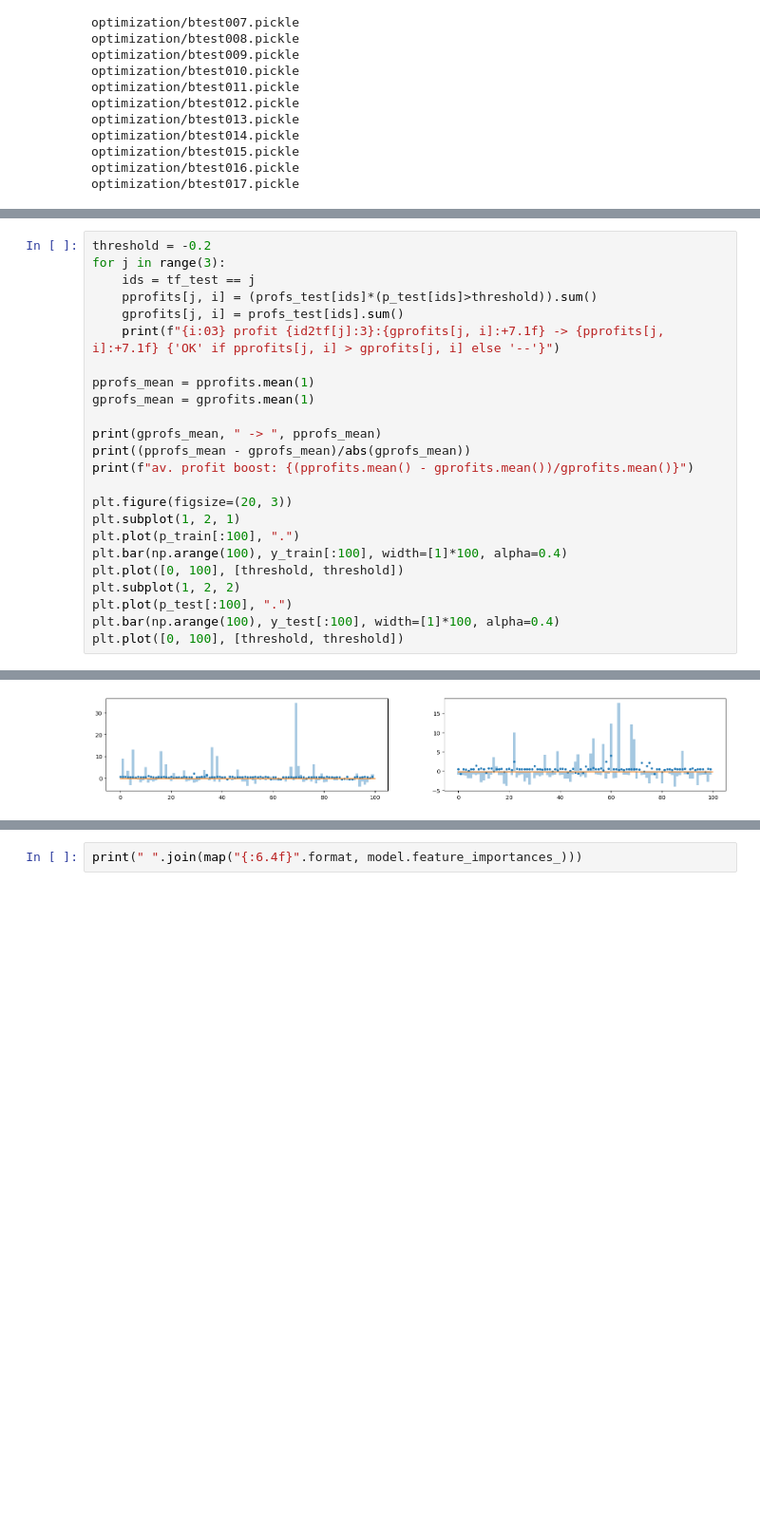
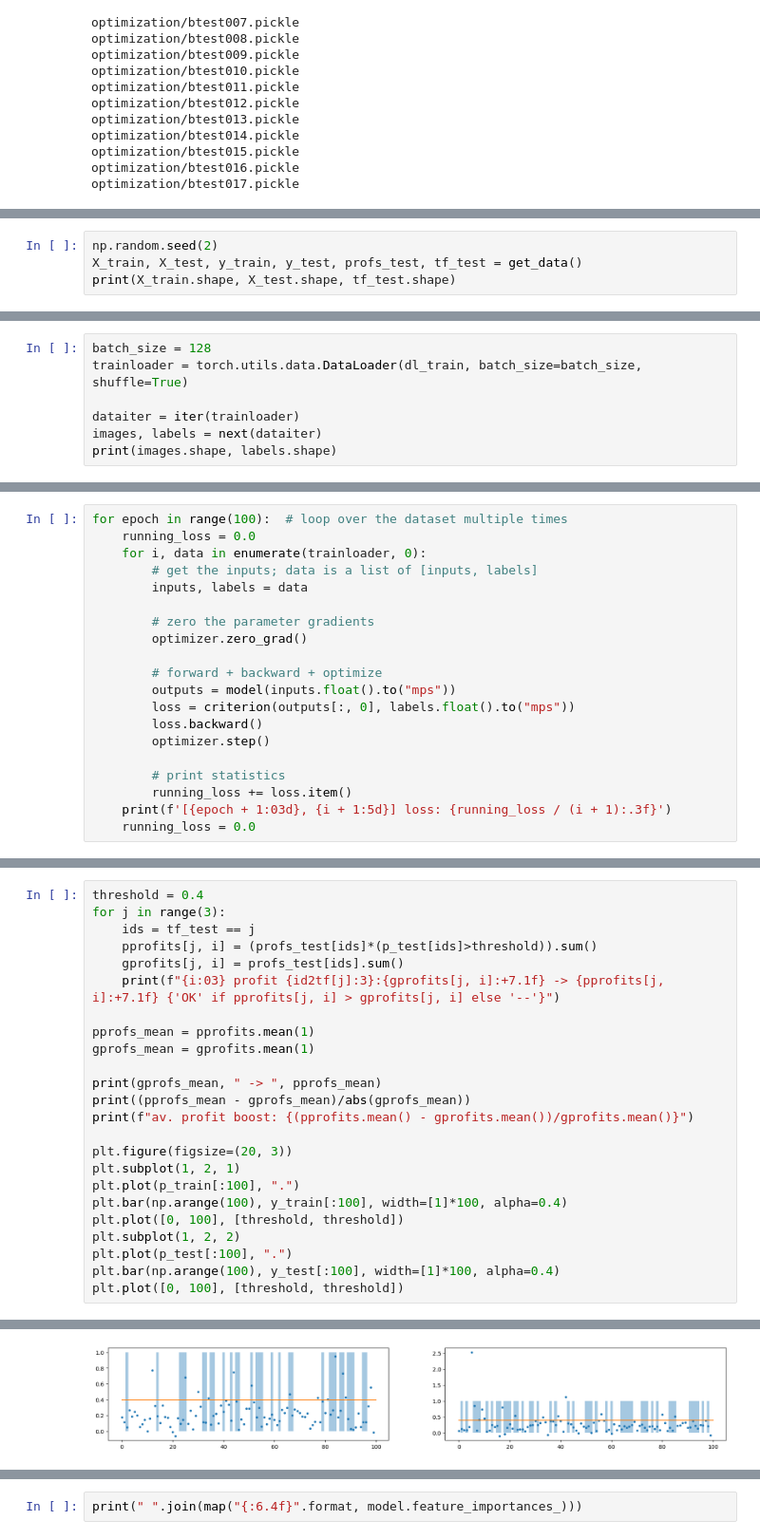
Before and after one commit to binrey/MLTR, a Jupyter notebook: train.ipynb, the cells around one changed output, grey strips where cells are left out. Shown at 95% size. Saved outputs shown, nothing was run; the diff lists cells and outputs as text; blank space fills up the shorter version.

Commit message:
train convnets!!!

```diff
--- a/train.ipynb
+++ b/train.ipynb
@@ -241,0 +134,4 @@ av. profit boost: 0.22074449714738797
+# %%
+np.random.seed(2)
+X_train, X_test, y_train, y_test, profs_test, tf_test = get_data()
+print(X_train.shape, X_test.shape, tf_test.shape)
@@ -241,0 +167,7 @@ av. profit boost: 0.22074449714738797
+# %%
+batch_size = 128
+trainloader = torch.utils.data.DataLoader(dl_train, batch_size=batch_size, shuffle=True)
+
+dataiter = iter(trainloader)
+images, labels = next(dataiter)
+print(images.shape, labels.shape)
@@ -241,0 +214,20 @@ av. profit boost: 0.22074449714738797
+# %%
+for epoch in range(100):  # loop over the dataset multiple times
+    running_loss = 0.0
+    for i, data in enumerate(trainloader, 0):
+        # get the inputs; data is a list of [inputs, labels]
+        inputs, labels = data
+
+        # zero the parameter gradients
+        optimizer.zero_grad()
+
+        # forward + backward + optimize
+        outputs = model(inputs.float().to("mps"))
+        loss = criterion(outputs[:, 0], labels.float().to("mps"))
+        loss.backward()
+        optimizer.step()
+
+        # print statistics
+        running_loss += loss.item()
+    print(f'[{epoch + 1:03d}, {i + 1:5d}] loss: {running_loss / (i + 1):.3f}')
+    running_loss = 0.0
@@ -242,5 +315,5 @@ av. profit boost: 0.22074449714738797
 # %%
-threshold = -0.2
+threshold = 0.4
 for j in range(3):
     ids = tf_test == j
     pprofits[j, i] = (profs_test[ids]*(p_test[ids]>threshold)).sum()
@@ -273,5 +346,5 @@ av. profit boost: 0.08407880598315795
 [<matplotlib.lines.Line2D at 0x...>]
-[figure, old version]
+[figure, new version]
 # %%
 set(X_train[:, -1].astype(int)).intersection(set(X_test[:, -1].astype(int)))
 # %% [output]
```
Also changed, not shown: parts of 16 cells of this notebook.
